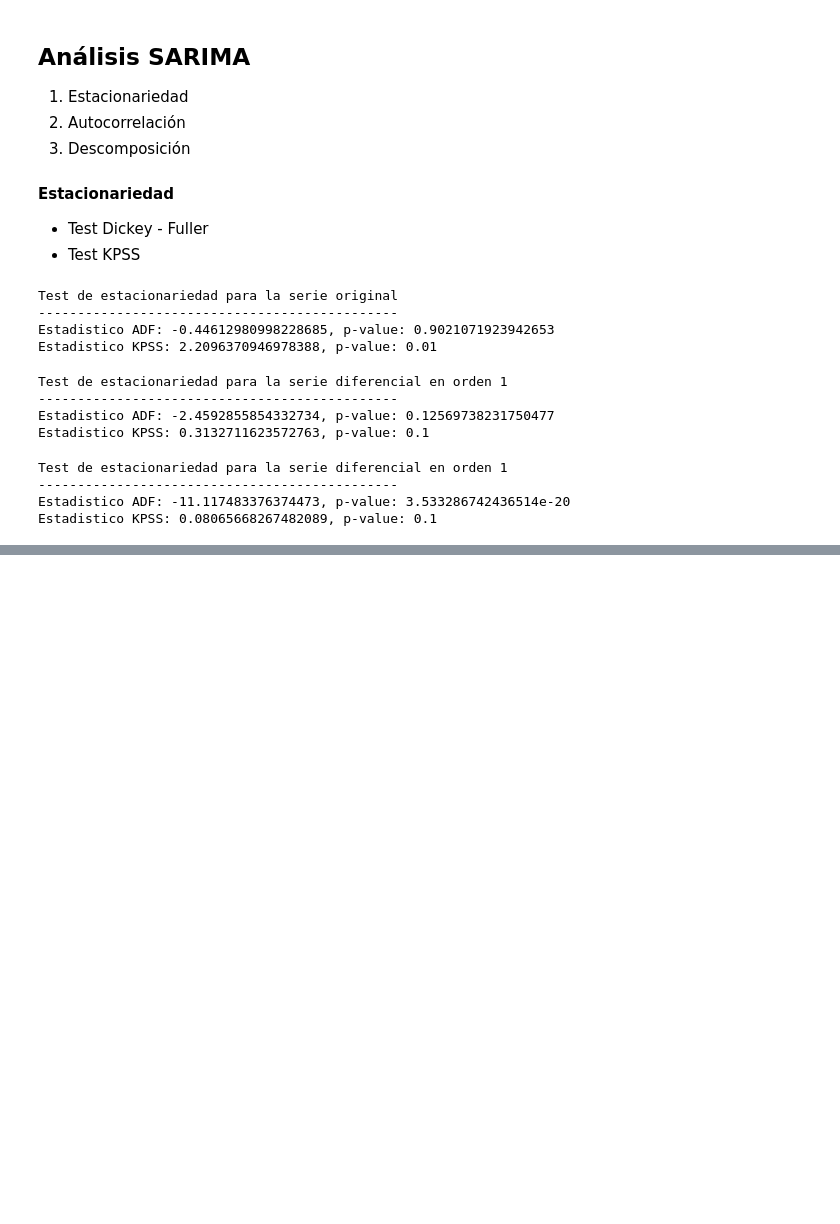
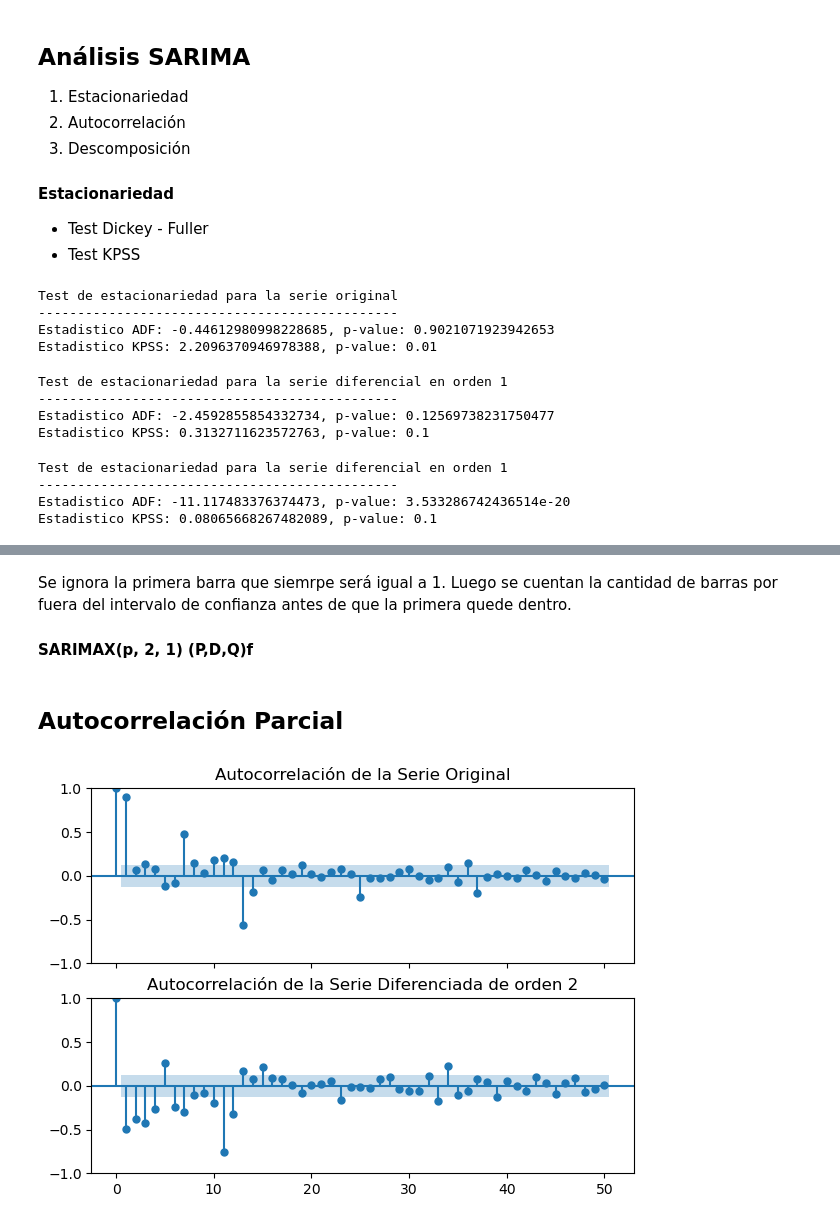
Before and after one commit to SGiraldoZ/NBs_BI, a Jupyter notebook: modelos_regresivos_sarimax.ipynb, the cells around one changed output, grey strips where cells are left out. Saved outputs shown, nothing was run; the diff lists cells and outputs as text; code cells hidden in the pictures; blank space fills up the shorter version.

Commit message:
Add ACF and PACF

```diff
--- a/modelos_regresivos_sarimax.ipynb
+++ b/modelos_regresivos_sarimax.ipynb
@@ -188,0 +207,19 @@ plt.show()
+# %% [markdown]
+Se ignora la primera barra que siemrpe será igual a 1. Luego se cuentan la cantidad de barras por fuera del intervalo de confianza antes de que la primera quede dentro.
+
+#### SARIMAX(p, 2, 1) (P,D,Q)f
+# %% [markdown]
+## Autocorrelación Parcial
+# %%
+#Gráfico Autocorrelación
+fig, ax = plt.subplots(2, 1, figsize=(7,5), sharex = True)
+
+plot_pacf(datos, ax = ax[0], lags=50)
+ax[0].set_title("Autocorrelación de la Serie Original")
+
+plot_pacf(datos_diff_2, ax = ax[1], lags=50)
+ax[1].set_title("Autocorrelación de la Serie Diferenciada de orden 2")
+
+plt.show()
+# %% [output]
+[figure, added]
```
Also changed, not shown: parts of 4 cells of this notebook.
